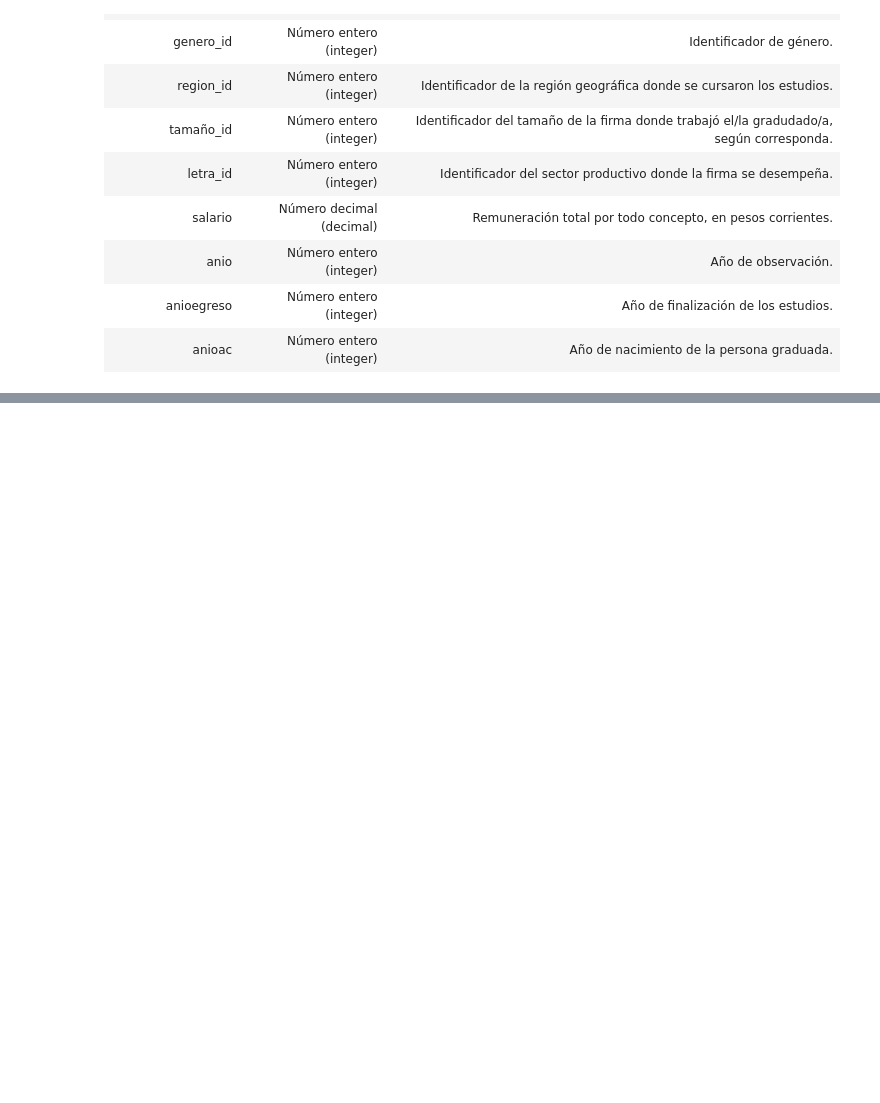
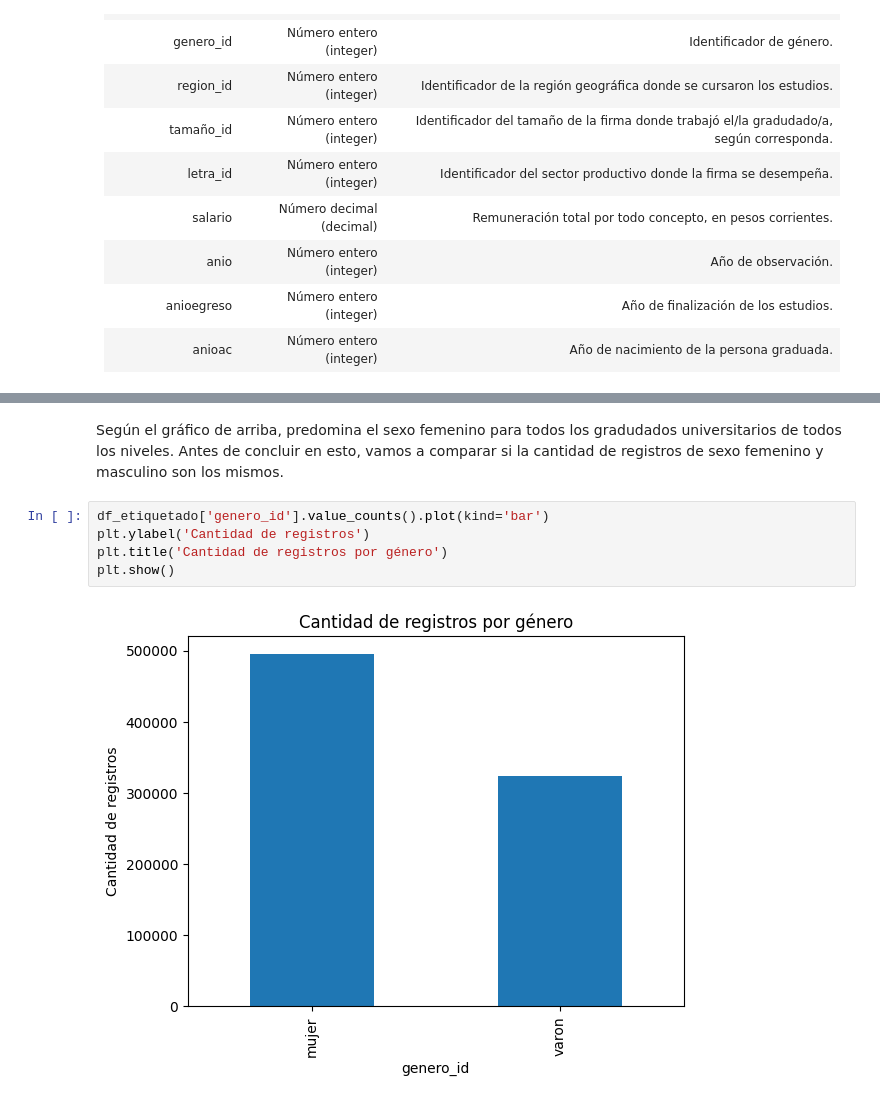
Before and after one commit to itssofiarce/regresion-fcdd, a Jupyter notebook: main.ipynb, the cells around one changed output, grey strips where cells are left out. Drawn from its saved outputs; the diff is of its cells as text; blank space fills up the shorter version.

```diff
--- a/main.ipynb
+++ b/main.ipynb
@@ -26,0 +154,9 @@ Los datos contienen información acerca de los graduados universitarios recolect
+# %% [markdown]
+Según el gráfico de arriba, predomina el sexo femenino para todos los gradudados universitarios de todos los niveles. Antes de concluir en esto, vamos a comparar si la cantidad de registros de sexo femenino y masculino son los mismos.
+# %%
+df_etiquetado['genero_id'].value_counts().plot(kind='bar')
+plt.ylabel('Cantidad de registros')
+plt.title('Cantidad de registros por género')
+plt.show()
+# %% [output]
+[figure, added]
```
Also changed, not shown: parts of 27 cells of this notebook.
